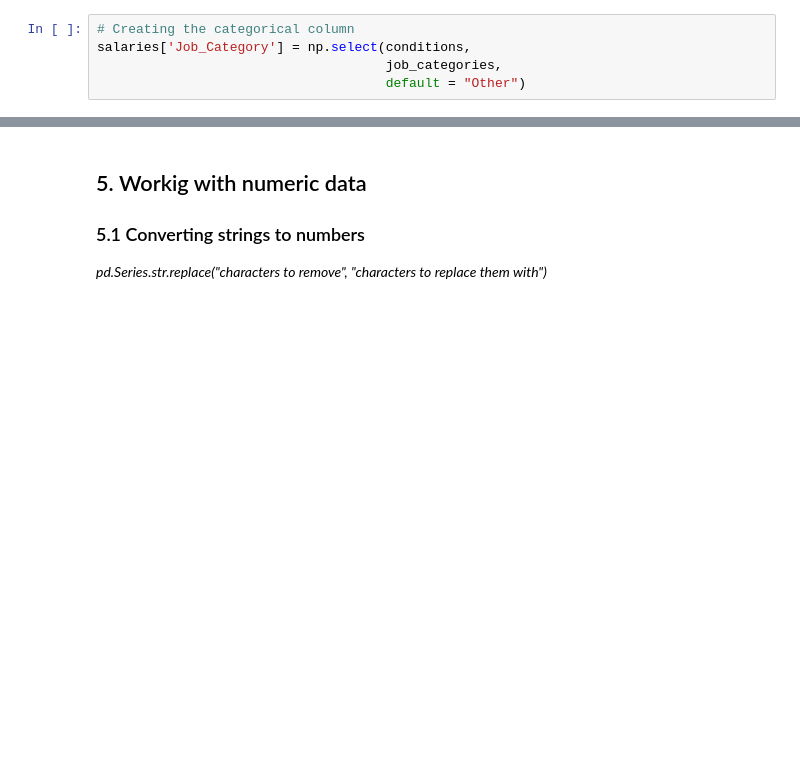
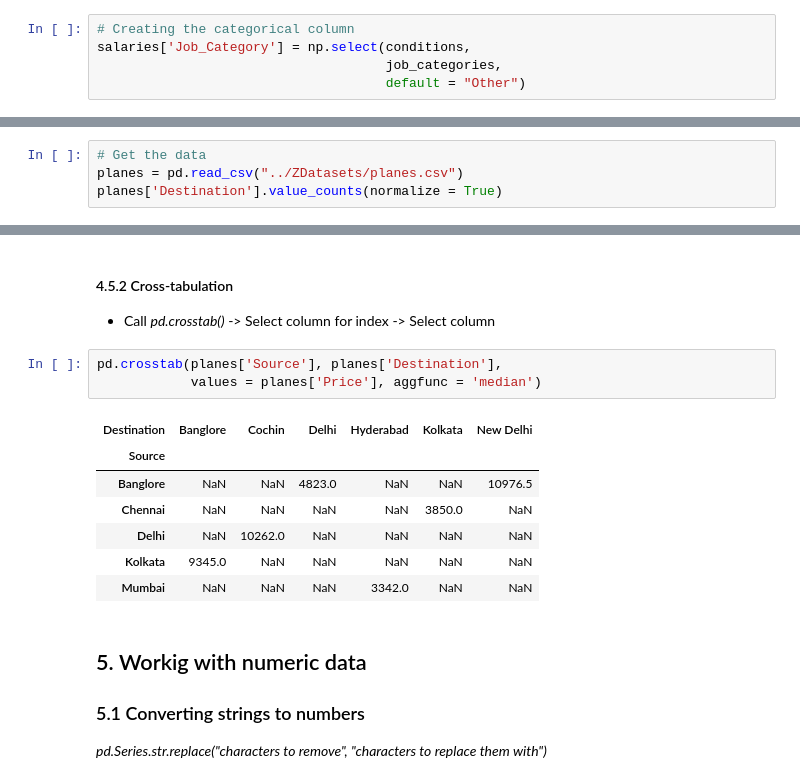
Before and after one commit to Timm26/Data_Science_Handbook, a Jupyter notebook: Preprocessing and EDA/EDA.ipynb, the cells around one changed output, grey strips where cells are left out. Cells and saved outputs as stored; diff of their text form; blank space fills up the shorter version.

```diff
--- a/Preprocessing and EDA/EDA.ipynb
+++ b/Preprocessing and EDA/EDA.ipynb
@@ -230,0 +272,4 @@ salaries.head()
+# %%
+# Get the data
+planes = pd.read_csv("../ZDatasets/planes.csv")
+planes['Destination'].value_counts(normalize = True)
@@ -231,3 +285,17 @@ salaries.head()
+# %% [markdown]
+#### 4.5.2 Cross-tabulation
+- Call *pd.crosstab()* -> Select column for index -> Select column
+# %%
+pd.crosstab(planes['Source'], planes['Destination'],
+            values = planes['Price'], aggfunc = 'median')
+# %% [output]
+| Destination | Banglore | Cochin | Delhi | Hyderabad | Kolkata | New Delhi |
+| Source |  |  |  |  |  |  |
+| Banglore | NaN | NaN | 4823.0 | NaN | NaN | 10976.5 |
+| Chennai | NaN | NaN | NaN | NaN | 3850.0 | NaN |
+| Delhi | NaN | 10262.0 | NaN | NaN | NaN | NaN |
+| Kolkata | 9345.0 | NaN | NaN | NaN | NaN | NaN |
+| Mumbai | NaN | NaN | NaN | 3342.0 | NaN | NaN |
 # %% [markdown]
 ## 5. Workig with numeric data
 ### 5.1 Converting strings to numbers
```
Also changed, not shown: parts of 8 cells of this notebook, 2 other files.
